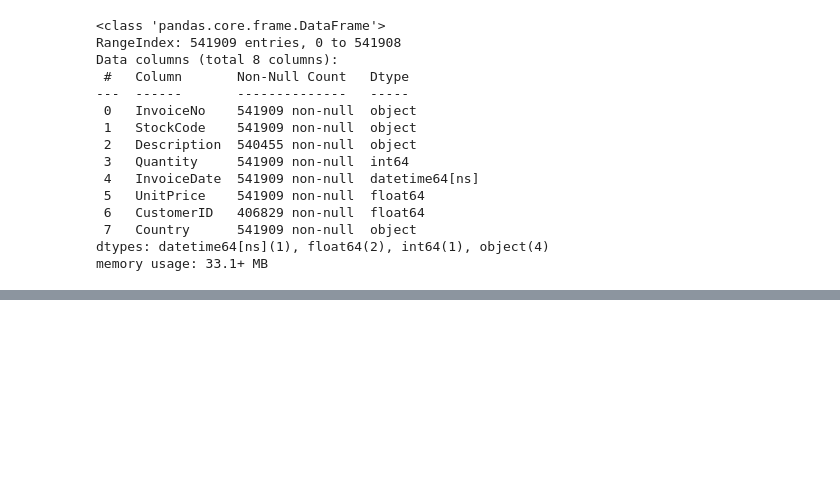
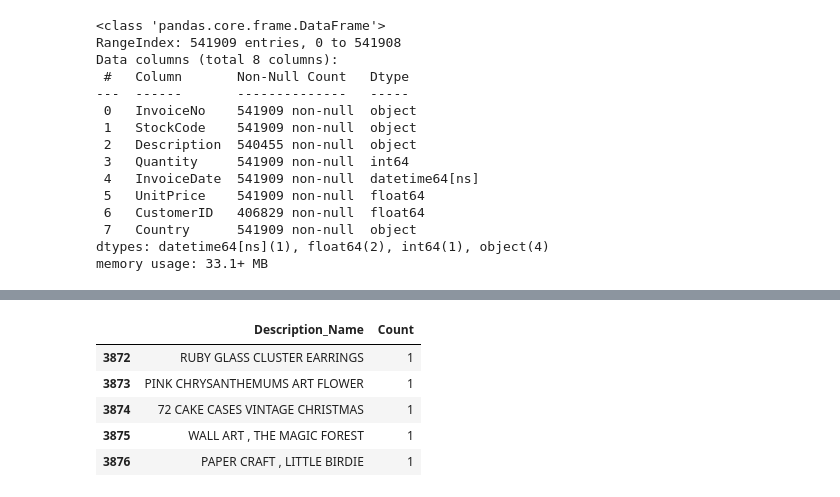
Before and after one commit to vivvvek24/Customer-Segmentation, a Jupyter notebook: Copy_of_Online_Retail_Customer_Segmentation_Capstone_Project.ipynb, the cells around one changed output, grey strips where cells are left out. Cells and saved outputs as stored; diff of their text form; code cells hidden in the pictures; blank space fills up the shorter version.

```diff
--- a/Copy_of_Online_Retail_Customer_Segmentation_Capstone_Project.ipynb
+++ b/Copy_of_Online_Retail_Customer_Segmentation_Capstone_Project.ipynb
@@ -89,0 +207,9 @@ memory usage: 33.1+ MB
+# %%
+Description_df.tail()
+# %% [output]
+|  | Description_Name | Count |
+| 3872 | RUBY GLASS CLUSTER EARRINGS | 1 |
+| 3873 | PINK CHRYSANTHEMUMS ART FLOWER | 1 |
+| 3874 | 72 CAKE CASES VINTAGE CHRISTMAS | 1 |
+| 3875 | WALL ART , THE MAGIC FOREST | 1 |
+| 3876 | PAPER CRAFT , LITTLE BIRDIE | 1 |
```
Also changed, not shown: parts of 19 cells of this notebook.
